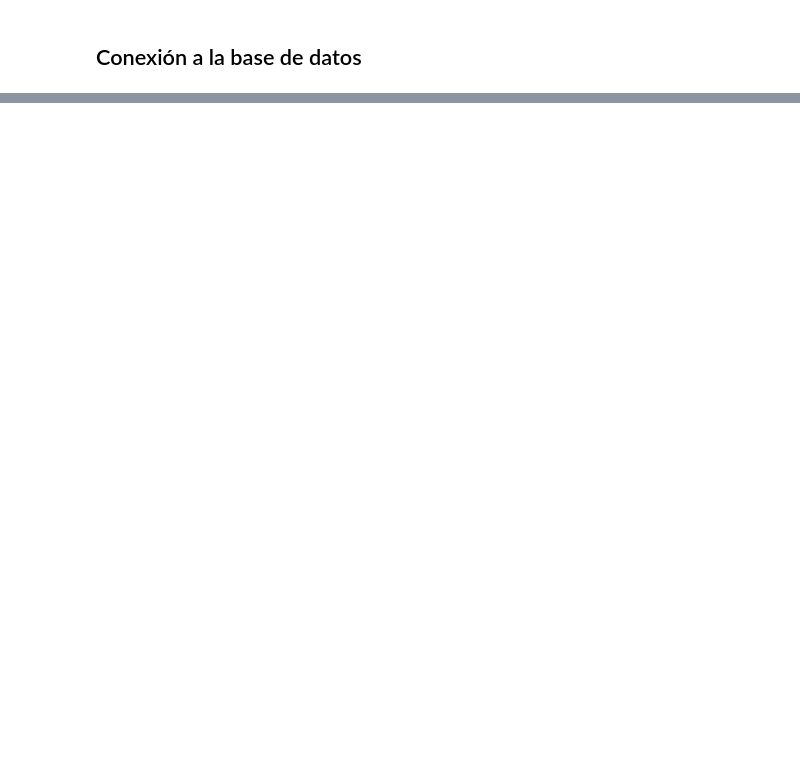
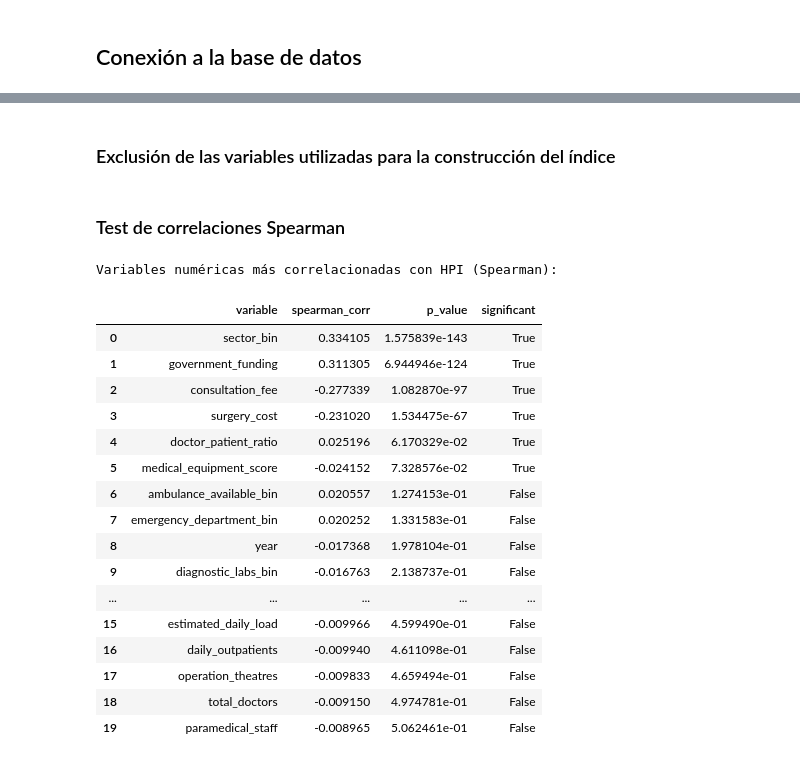
Before and after one commit to valentinarias-dtsc/hospital_performance_analysis, a Jupyter notebook: Notebooks/EDA.ipynb, the cells around one changed output, grey strips where cells are left out. Saved outputs shown, nothing was run; the diff lists cells and outputs as text; code cells hidden in the pictures; blank space fills up the shorter version.

```diff
--- a/Notebooks/EDA.ipynb
+++ b/Notebooks/EDA.ipynb
@@ -433,14 +9,0 @@ scores.mean()
-# %%
-# Hipótesis 1: Los hospitales públicos tienen mejor HPI que los públicos
-public_hpi = df[df['sector'] == 'Public']['hpi']
-private_hpi = df[df['sector'] == 'Private']['hpi']
-
-t_stat, p_value = stats.ttest_ind(public_hpi, private_hpi, equal_var=False)
-print(f"T-test: t-statistic = {t_stat:.3f}, p-value = {p_value:.3f}")
-if p_value < 0.05:
-    print("Rechazamos la hipótesis nula: Hay diferencia significativa en HPI entre sectores.")
-else:
-    print("No rechazamos la hipótesis nula: No hay diferencia significativa en HPI entre sectores.")
-
-print(f"HPI promedio público: {public_hpi.mean():.3f}")
-print(f"HPI promedio privado: {private_hpi.mean():.3f}")
@@ -499,0 +246,54 @@ Recomendaciones:
+# %% [markdown]
+### Exclusión de las variables utilizadas para la construcción del índice
+# %%
+hpi_vars = ["hpi", 'mortality_rate', 'infection_rate', 'readmission_rate',
+            'patient_satisfaction_score', 'waiting_time_minutes',
+            'average_length_of_stay', 'average_treatment_cost',
+            'quality_score', 'efficiency_score', 'cost_score']
+# %%
+target_col = 'hpi'
+exclude_vars = hpi_vars
+# %% [markdown]
+### Test de correlaciones Spearman
+# %%
+from scipy.stats import spearmanr
+
+numeric_cols = df.select_dtypes(include=[np.number]).columns.drop(exclude_vars)
+
+results = []
+for col in numeric_cols:
+    corr, p_value = spearmanr(df[col], df[target_col])
+    results.append({
+        "variable": col,
+        "spearman_corr": corr,
+        "p_value": p_value,
+        "significant": p_value < 0.1
+    })
+
+spearman_top = (
+    pd.DataFrame(results)
+      .sort_values(by="spearman_corr", key=lambda x: x.abs(), ascending=False)
+      .reset_index(drop=True)
+)
+
+print("Variables numéricas más correlacionadas con HPI (Spearman):")
+spearman_top.head(20)
+# %% [output]
+Variables numéricas más correlacionadas con HPI (Spearman):
+|  | variable | spearman_corr | p_value | significant |
+| 0 | sector_bin | 0.334105 | 1.575839e-143 | True |
+| 1 | government_funding | 0.311305 | 6.944946e-124 | True |
+| 2 | consultation_fee | -0.277339 | 1.082870e-97 | True |
+| 3 | surgery_cost | -0.231020 | 1.534475e-67 | True |
+| 4 | doctor_patient_ratio | 0.025196 | 6.170329e-02 | True |
+| 5 | medical_equipment_score | -0.024152 | 7.328576e-02 | True |
+| 6 | ambulance_available_bin | 0.020557 | 1.274153e-01 | False |
+| 7 | emergency_department_bin | 0.020252 | 1.331583e-01 | False |
+| 8 | year | -0.017368 | 1.978104e-01 | False |
+| 9 | diagnostic_labs_bin | -0.016763 | 2.138737e-01 | False |
+| ... | ... | ... | ... | ... |
+| 15 | estimated_daily_load | -0.009966 | 4.599490e-01 | False |
+| 16 | daily_outpatients | -0.009940 | 4.611098e-01 | False |
+| 17 | operation_theatres | -0.009833 | 4.659494e-01 | False |
+| 18 | total_doctors | -0.009150 | 4.974781e-01 | False |
+| 19 | paramedical_staff | -0.008965 | 5.062461e-01 | False |
```
Also changed, not shown: parts of 76 cells of this notebook.
